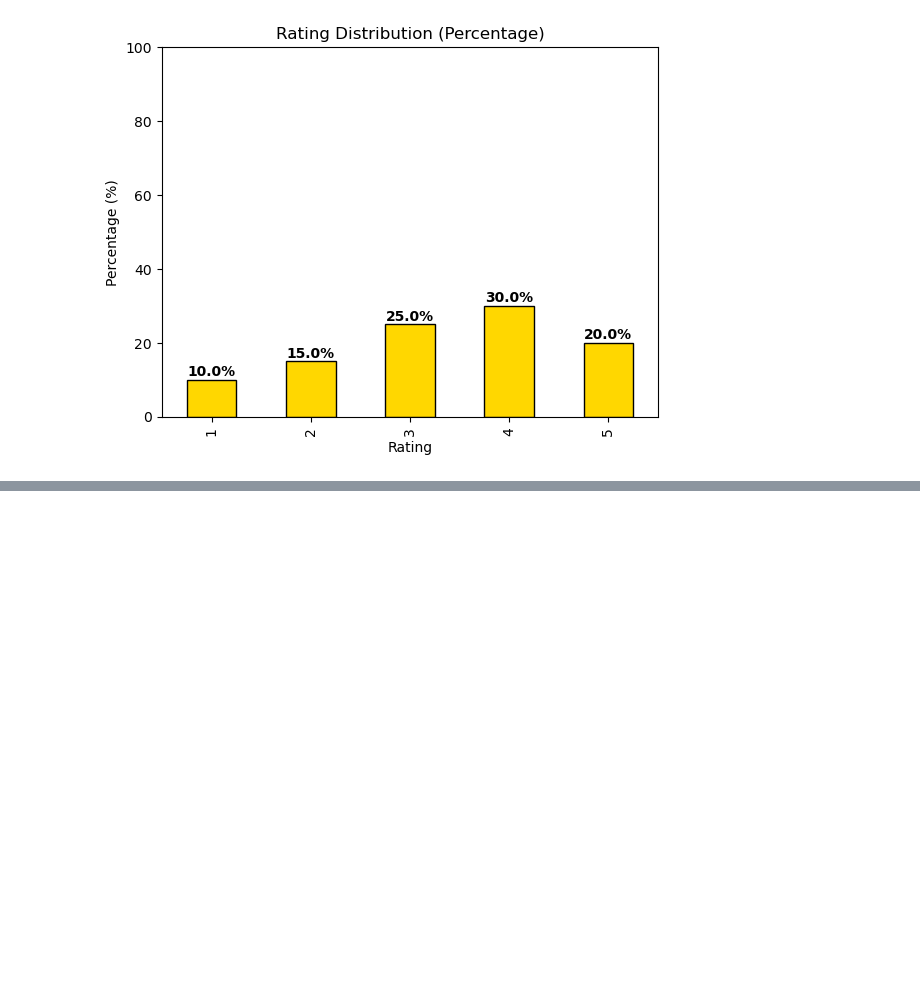
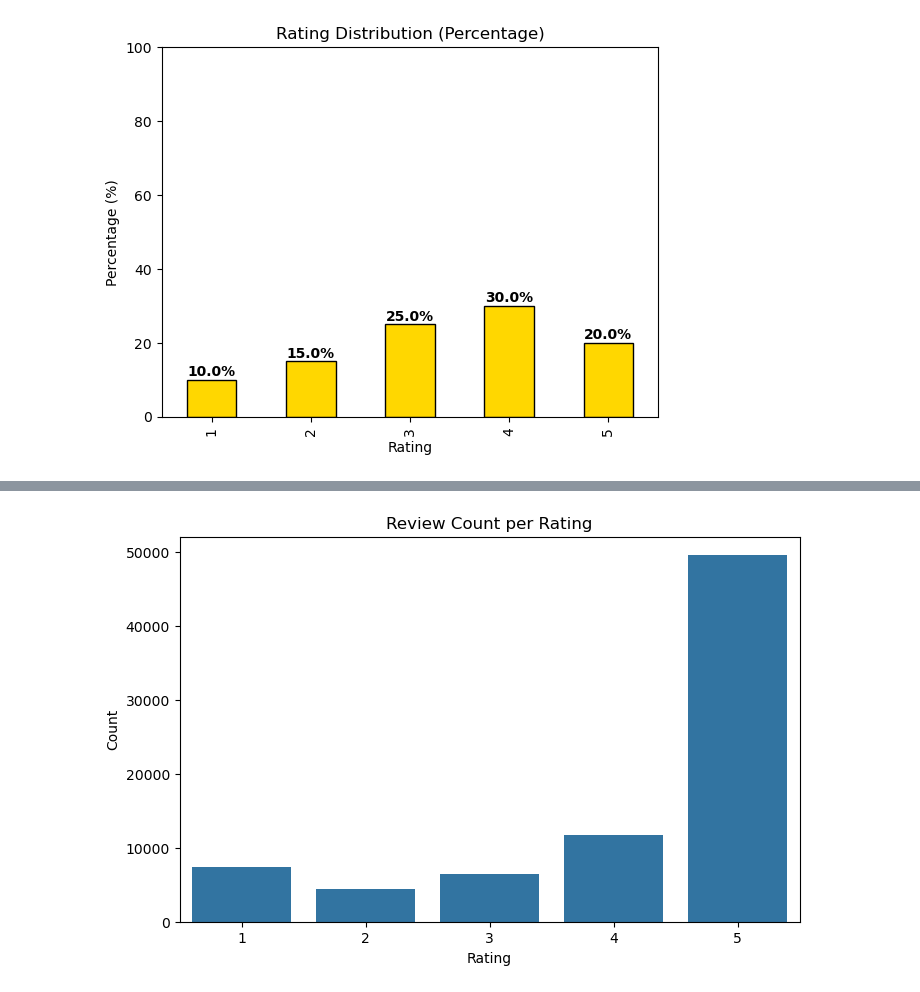
Before and after one commit to nix08/automated-review-rating-system, a Jupyter notebook: Restored.ipynb, the cells around one changed output, grey strips where cells are left out. Saved outputs shown, nothing was run; the diff lists cells and outputs as text; code cells hidden in the pictures; blank space fills up the shorter version.

```diff
--- a/Restored.ipynb
+++ b/Restored.ipynb
@@ -366,0 +645,17 @@ Name: proportion, dtype: float64
+# %%
+#Filtering reviews (Less than 3 words or excessive words)
+
+
+def filter_reviews(df, text_column='lemmatized', min_words=3, max_words=200):
+    """
+    Filters the DataFrame to keep only rows where the `text_column` has
+    at least `min_words` and at most `max_words` words.
+    """
+    df['word_count'] = df[text_column].apply(lambda x: len(str(x).split()))
+    filtered_df = df[(df['word_count'] >= min_words) & (df['word_count'] <= max_words)].reset_index(drop=True)
+    return filtered_df
+
+# Usage example:
+filtered_df = filter_reviews(df, text_column='lemmatized', min_words=3, max_words=200)
+print(f"Filtered dataset size: {filtered_df.shape}")
+print(filtered_df[[ 'lemmatized', 'word_count']].head())
@@ -366,0 +670,17 @@ Name: proportion, dtype: float64
+# %%
+#Data Visualization
+
+#Bar chart for review count per rating
+
+
+import matplotlib.pyplot as plt
+import seaborn as sns
+
+plt.figure(figsize=(8,5))
+sns.countplot(x='Score', data=filtered_df)
+plt.title('Review Count per Rating')
+plt.xlabel('Rating')
+plt.ylabel('Count')
+plt.show()
+# %% [output]
+[figure, added]
```
Also changed, not shown: parts of 14 cells of this notebook, 7 other files.
